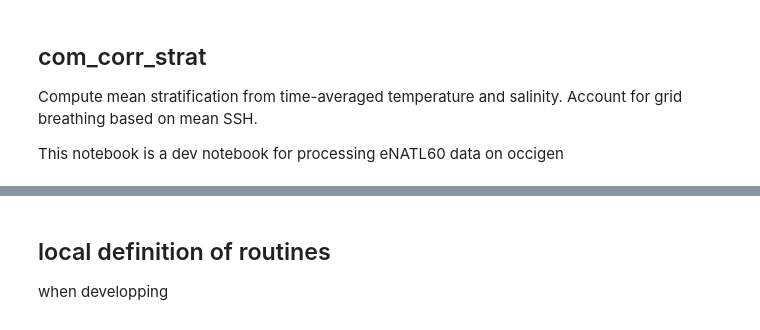
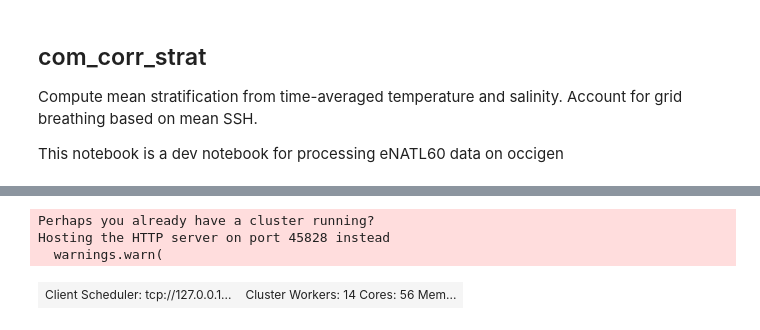
Before and after one commit to NoeLahaye/ITideNATL, a Jupyter notebook: code/compute_mean_stratif.ipynb, the cells around one changed output, grey strips where cells are left out. Drawn from its saved outputs; the diff is of its cells as text; code cells hidden in the pictures.

```diff
--- a/code/compute_mean_stratif.ipynb
+++ b/code/compute_mean_stratif.ipynb
@@ -295,3 +5,0 @@ Wall time: 2.46 s
-# %% [markdown]
-## local definition of routines
-when developping
@@ -365,0 +17,10 @@ def eosbn2(ds, grid=None, z_reverse=True):
+# %%
+from dask.distributed import Client, LocalCluster, wait
+cluster = LocalCluster(threads_per_worker=4) #n_workers=24, threads_per_worker=1, memory_limit=8e6,silence_logs=50
+client = Client(cluster)
+client
+# %% [output]
+Perhaps you already have a cluster running?
+Hosting the HTTP server on port 45828 instead
+  warnings.warn(
+| Client Scheduler: tcp://127.0.0.1... | Cluster Workers: 14 Cores: 56 Mem... |
```
Also changed, not shown: parts of 35 cells of this notebook, 2 other files.
